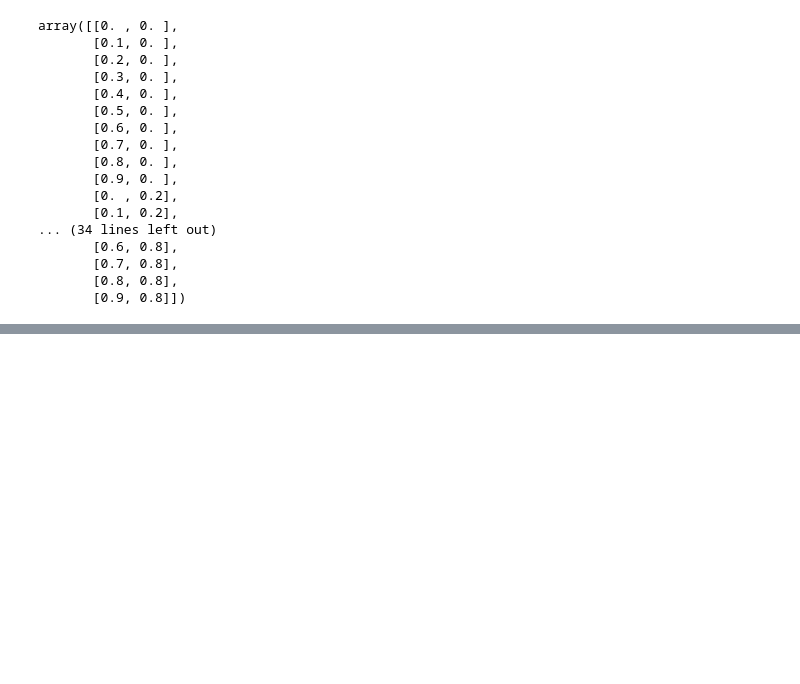
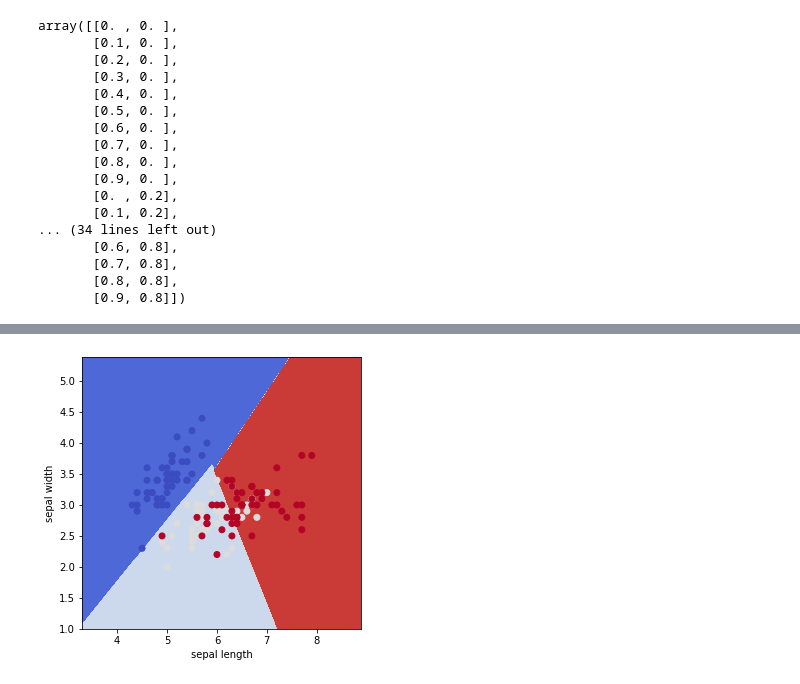
Before and after one commit to sieun-Bae/Applied_ML, a Jupyter notebook: classification.ipynb, the cells around one changed output, grey strips where cells are left out. Drawn from its saved outputs; the diff is of its cells as text; code cells hidden in the pictures; blank space fills up the shorter version.

```diff
--- a/classification.ipynb
+++ b/classification.ipynb
@@ -128,0 +150,7 @@ accuracy_score(y_test, y_pred) #자리 상관x
+# %%
+x_min, x_max = iris.data[:,0].min()-1, iris.data[:,0].max()+1
+y_min, y_max = iris.data[:,1].min()-1, iris.data[:,1].max()+1
+# %%
+svc_linear = SVC(kernel="linear").fit(iris.data[:,0:2], iris.target)
+svc_poly = SVC(kernel="poly").fit(iris.data[:, 0:2], iris.target)
+svc_rbf = SVC(kernel="rbf").fit(iris.data[:,0:2], iris.target)
@@ -196,0 +230,20 @@ plt.show()
+# %%
+def vis_svc(svc):
+    xx, yy = np.meshgrid(np.arange(x_min, x_max, 0.01),
+                        np.arange(y_min, y_max, 0.01))
+    Z = svc.predict(np.c_[xx.ravel(), yy.ravel()])
+    Z = Z.reshape(xx.shape)
+    plt.figure(figsize=(5,5))
+    #plot contour
+    plt.contourf(xx,yy,Z,cmap=plt.cm.coolwarm)
+    #training points
+    plt.scatter(iris.data[:,0], iris.data[:,1],
+               c=iris.target,
+               cmap=plt.cm.coolwarm)
+
+    plt.xlabel('sepal length')
+    plt.ylabel('sepal width')
+# %%
+vis_svc(svc_linear)
+# %% [output]
+[figure, added]
```
Also changed, not shown: parts of 18 cells of this notebook.
